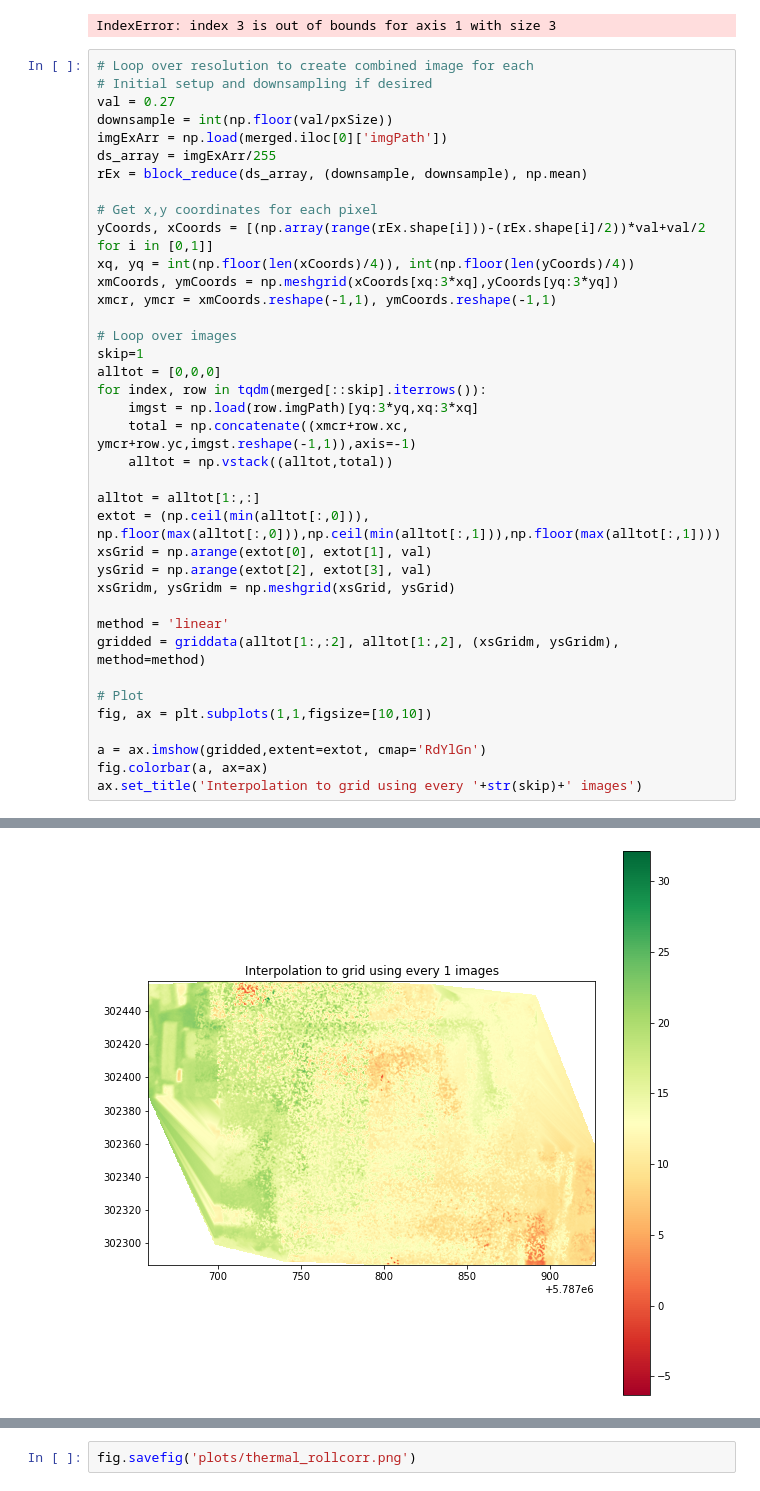
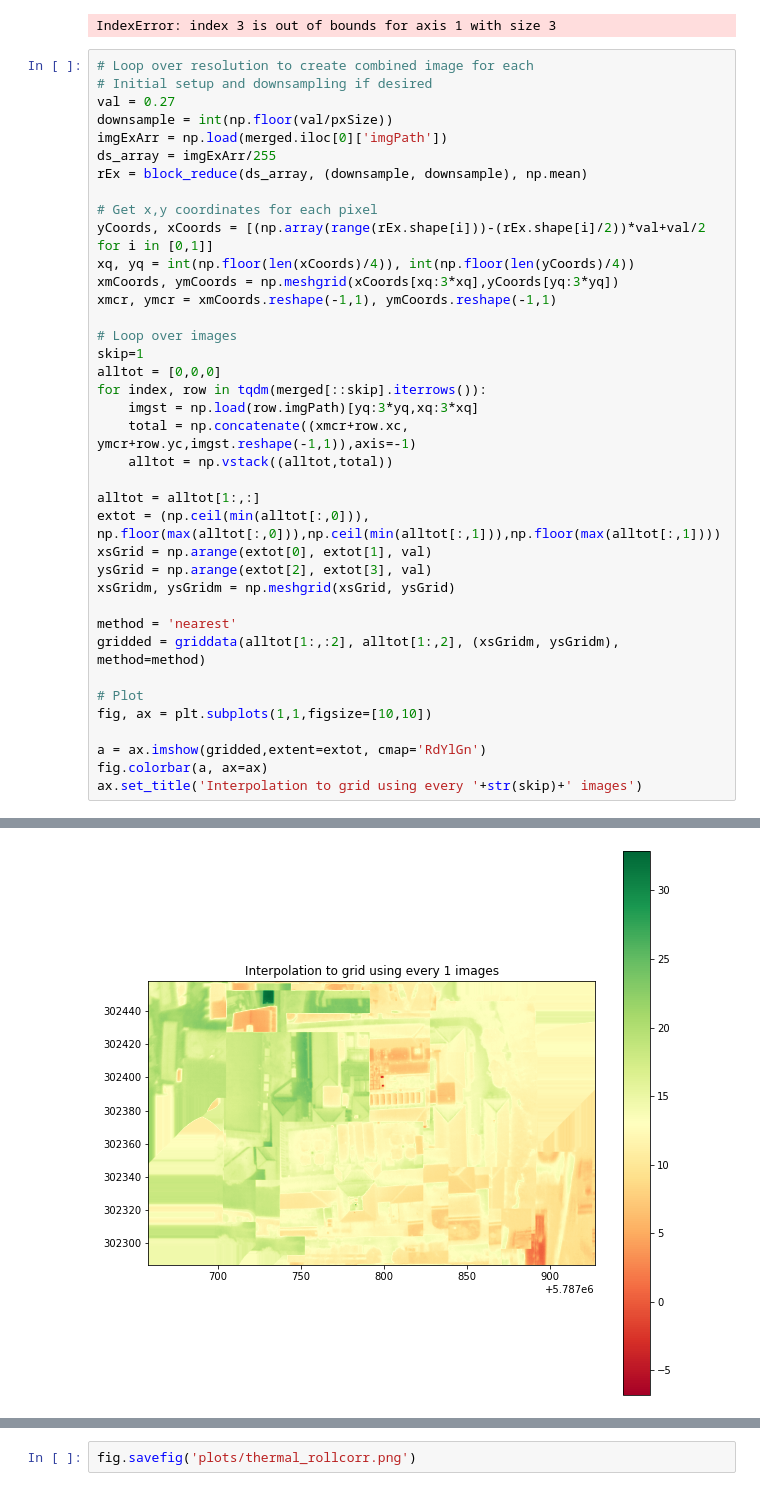
Before and after one commit to luke-scot/s4-thermal, a Jupyter notebook: numpy-thermal-addition.ipynb, the cells around one changed output, grey strips where cells are left out. Drawn from its saved outputs; the diff is of its cells as text.

```diff
--- a/numpy-thermal-addition.ipynb
+++ b/numpy-thermal-addition.ipynb
@@ -156,32 +156,32 @@ rEx = block_reduce(ds_array, (downsample, downsample), np.mean)
 # Get x,y coordinates for each pixel
 yCoords, xCoords = [(np.array(range(rEx.shape[i]))-(rEx.shape[i]/2))*val+val/2 for i in [0,1]]
 xq, yq = int(np.floor(len(xCoords)/4)), int(np.floor(len(yCoords)/4))
 xmCoords, ymCoords = np.meshgrid(xCoords[xq:3*xq],yCoords[yq:3*yq])
 xmcr, ymcr = xmCoords.reshape(-1,1), ymCoords.reshape(-1,1)
 
 # Loop over images
 skip=1
 alltot = [0,0,0]
 for index, row in tqdm(merged[::skip].iterrows()):
     imgst = np.load(row.imgPath)[yq:3*yq,xq:3*xq]
     total = np.concatenate((xmcr+row.xc, ymcr+row.yc,imgst.reshape(-1,1)),axis=-1)
     alltot = np.vstack((alltot,total))
 
 alltot = alltot[1:,:]
 extot = (np.ceil(min(alltot[:,0])), np.floor(max(alltot[:,0])),np.ceil(min(alltot[:,1])),np.floor(max(alltot[:,1])))
 xsGrid = np.arange(extot[0], extot[1], val)
 ysGrid = np.arange(extot[2], extot[3], val)
 xsGridm, ysGridm = np.meshgrid(xsGrid, ysGrid)
 
-method = 'linear'
+method = 'nearest'
 gridded = griddata(alltot[1:,:2], alltot[1:,2], (xsGridm, ysGridm), method=method)
 
 # Plot
 fig, ax = plt.subplots(1,1,figsize=[10,10])
 
 a = ax.imshow(gridded,extent=extot, cmap='RdYlGn')
 fig.colorbar(a, ax=ax)
 ax.set_title('Interpolation to grid using every '+str(skip)+' images')
 # %% [output]
 Text(0.5, 1.0, 'Interpolation to grid using every 1 images')
-[figure, old version]
+[figure, new version]
```
Also changed, not shown: parts of 2 cells of this notebook, 2 other files.
